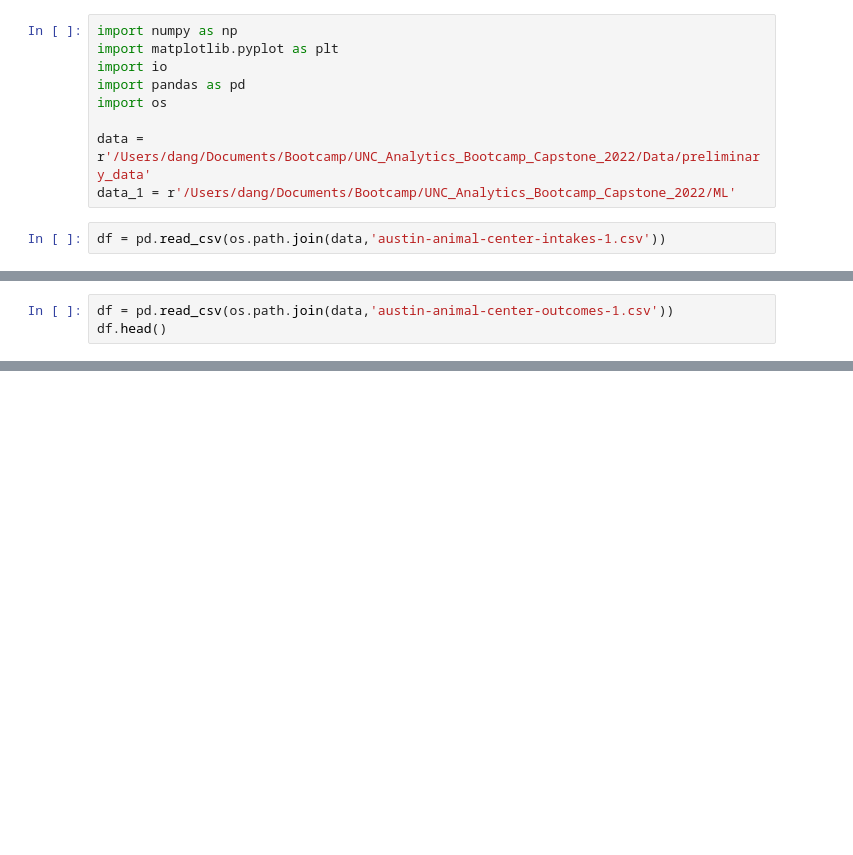
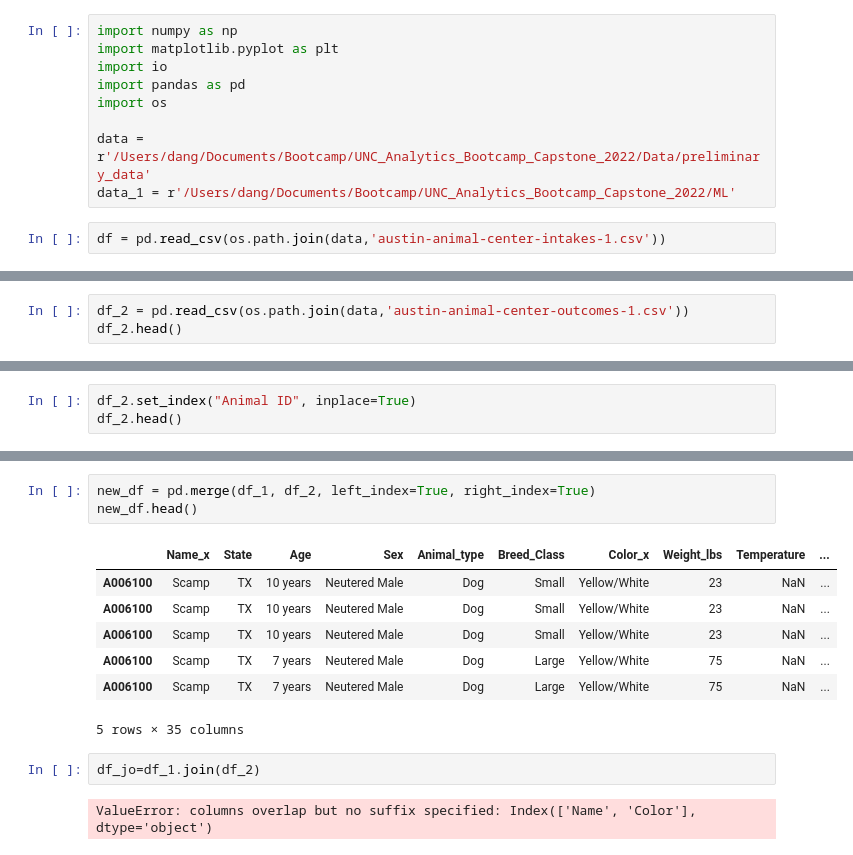
Before and after one commit to jobloom79/UNC_Analytics_Bootcamp_Capstone_2022, a Jupyter notebook: ML/FirstStep_copy.ipynb, the cells around one changed output, grey strips where cells are left out. Cells and saved outputs as stored; diff of their text form; blank space fills up the shorter version.

```diff
--- a/ML/FirstStep_copy.ipynb
+++ b/ML/FirstStep_copy.ipynb
@@ -21,8 +21,8 @@ df.head()
 | 3 | A800463 | Delilah | 08/31/2019 07:00:00 PM | 08/31/2019 07:00:00 PM | 102 W Powell Lane in Austin (TX) | Stray | Normal | Dog | ... |
 | 4 | A803416 | NaN | 08/31/2019 06:36:00 PM | 08/31/2019 06:36:00 PM | 610 Thrasher Lane in Austin (TX) | Stray | Normal | Dog | ... |
 # %%
-df = pd.read_csv(os.path.join(data,'austin-animal-center-outcomes-1.csv'))
-df.head()
+df_2 = pd.read_csv(os.path.join(data,'austin-animal-center-outcomes-1.csv'))
+df_2.head()
 # %% [output]
 |  | Animal ID | Name | DateTime | MonthYear | Date of Birth | Outcome Type | Outcome Subtype | Animal Type | ... |
 | 0 | A771830 | *Bradley | 12/27/2018 01:25:00 PM | 12/27/2018 01:25:00 PM | 05/10/2017 | Adoption | Foster | Dog | ... |
@@ -73,0 +126,3 @@ df.head()
+# %%
+df_2.set_index("Animal ID", inplace=True)
+df_2.head()
@@ -73,0 +137,15 @@ df.head()
+# %%
+new_df = pd.merge(df_1, df_2, left_index=True, right_index=True)
+new_df.head()
+# %% [output]
+|  | Name_x | State | Age | Sex | Animal_type | Breed_Class | Color_x | Weight_lbs | Temperature | ... |
+| A006100 | Scamp | TX | 10 years | Neutered Male | Dog | Small | Yellow/White | 23 | NaN | ... |
+| A006100 | Scamp | TX | 10 years | Neutered Male | Dog | Small | Yellow/White | 23 | NaN | ... |
+| A006100 | Scamp | TX | 10 years | Neutered Male | Dog | Small | Yellow/White | 23 | NaN | ... |
+| A006100 | Scamp | TX | 7 years | Neutered Male | Dog | Large | Yellow/White | 75 | NaN | ... |
+| A006100 | Scamp | TX | 7 years | Neutered Male | Dog | Large | Yellow/White | 75 | NaN | ... |
+5 rows × 35 columns
+# %%
+df_jo=df_1.join(df_2)
+# %% [output]
+ValueError: columns overlap but no suffix specified: Index(['Name', 'Color'], dtype='object')
```
Also changed, not shown: parts of 5 cells of this notebook.
